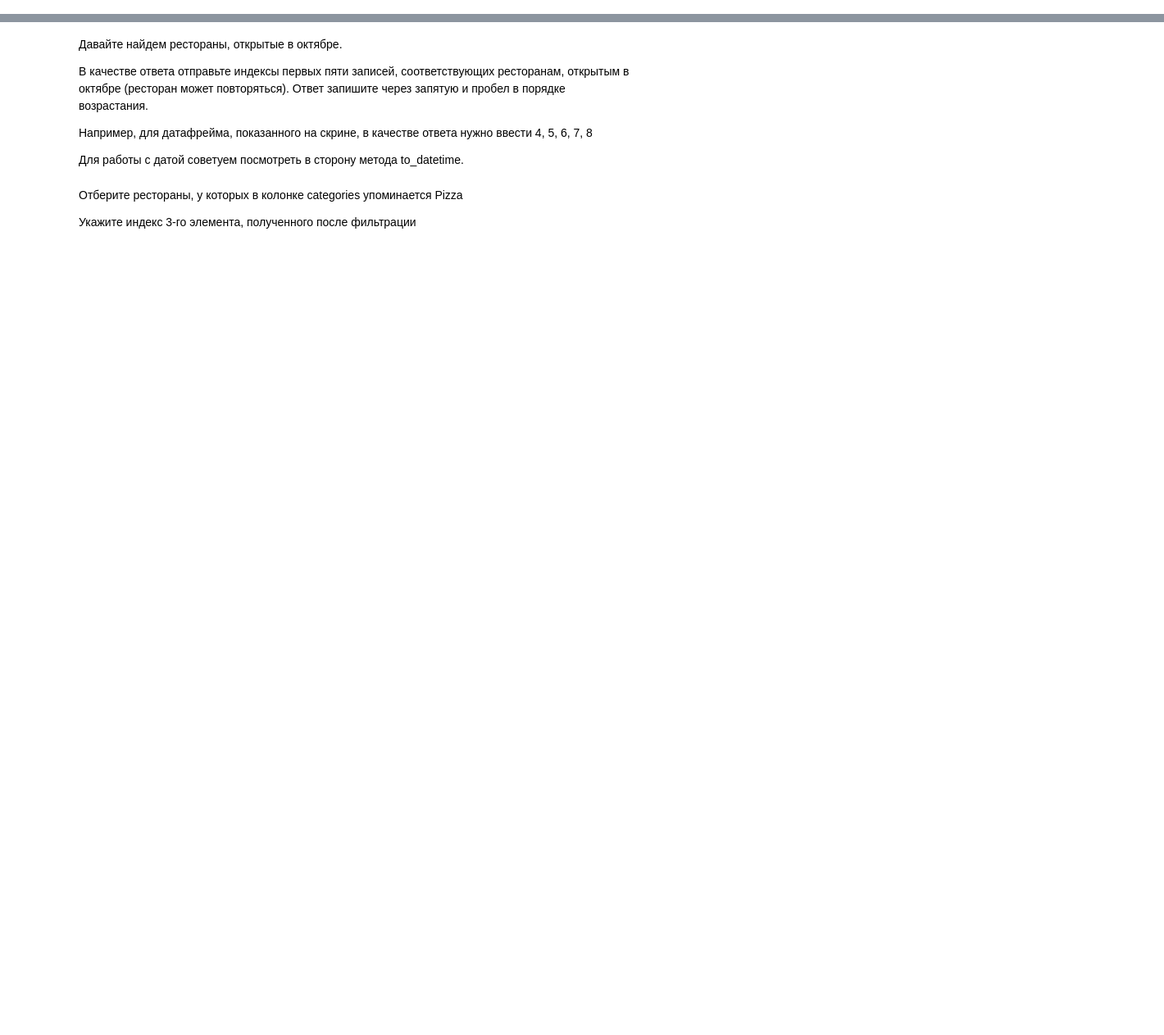
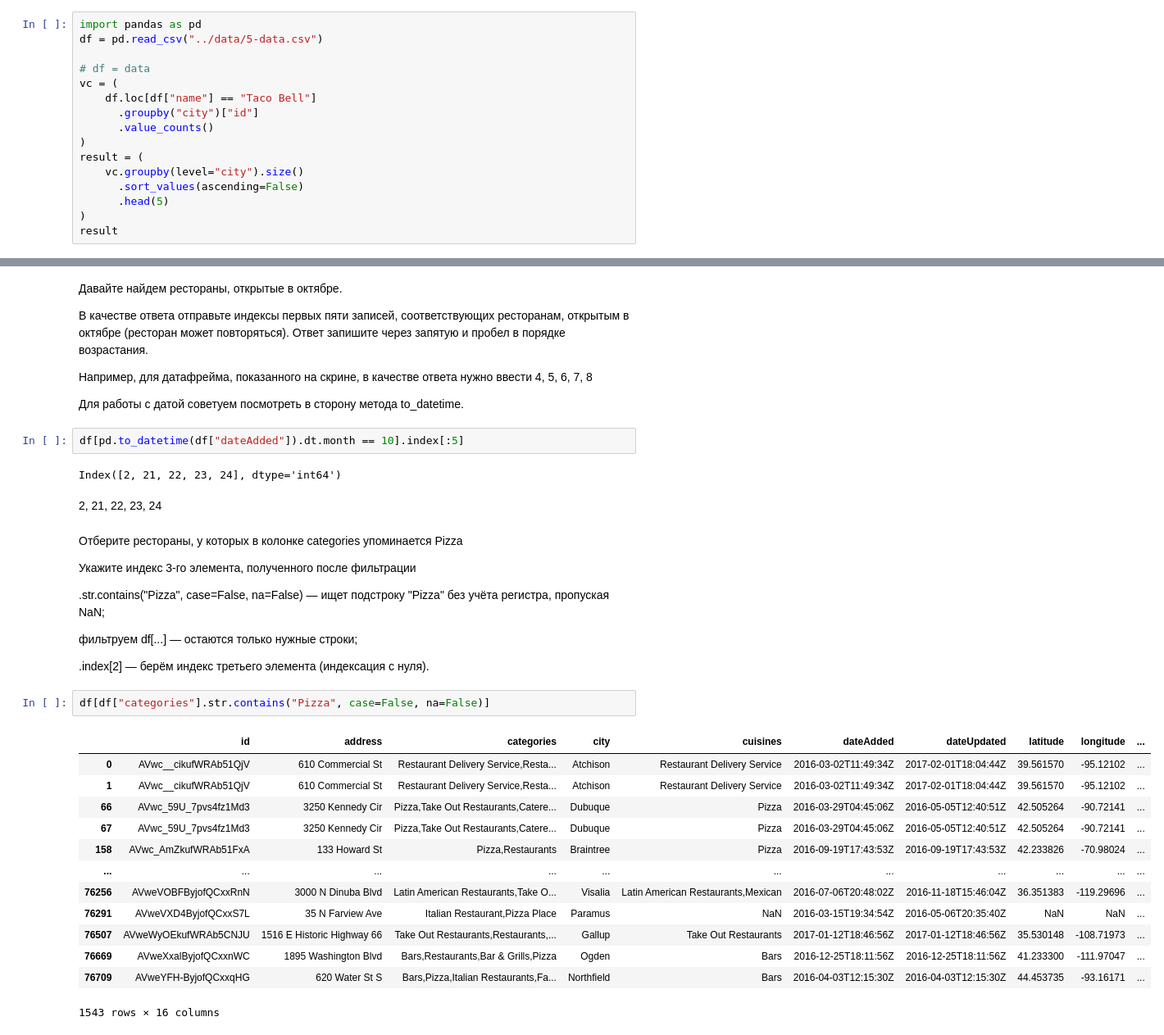
Before and after one commit to Tasiaka/karpov-jupyter, a Jupyter notebook: exercise/5-exe.ipynb, the cells around one changed output, grey strips where cells are left out. Shown at 82% size. Saved outputs shown, nothing was run; the diff lists cells and outputs as text; blank space fills up the shorter version.

```diff
--- a/exercise/5-exe.ipynb
+++ b/exercise/5-exe.ipynb
@@ -118,3 +163,19 @@ result
 Для решения задачи полезно будет вспомнить функцию.
 
 Данные сохранены в переменную data
+# %%
+import pandas as pd
+df = pd.read_csv("../data/5-data.csv")
+
+# df = data
+vc = (
+    df.loc[df["name"] == "Taco Bell"]
+      .groupby("city")["id"]
+      .value_counts()
+)
+result = (
+    vc.groupby(level="city").size()
+      .sort_values(ascending=False)
+      .head(5)
+)
+result
@@ -126,10 +213,40 @@ result
 Например, для датафрейма, показанного на скрине, в качестве ответа нужно ввести 4, 5, 6, 7, 8
 
 Для работы с датой советуем посмотреть в сторону метода to_datetime.
+# %%
+df[pd.to_datetime(df["dateAdded"]).dt.month == 10].index[:5]
+# %% [output]
+Index([2, 21, 22, 23, 24], dtype='int64')
+# %% [markdown]
+2, 21, 22, 23, 24
 # %% [markdown]
 Отберите рестораны, у которых в колонке categories упоминается Pizza
 
 Укажите индекс 3-го элемента, полученного после фильтрации
+
+
+
+.str.contains("Pizza", case=False, na=False) — ищет подстроку "Pizza" без учёта регистра, пропуская NaN;
+
+фильтруем df[...] — остаются только нужные строки;
+
+.index[2] — берём индекс третьего элемента (индексация с нуля).
+# %%
+df[df["categories"].str.contains("Pizza", case=False, na=False)]
+# %% [output]
+|  | id | address | categories | city | cuisines | dateAdded | dateUpdated | latitude | longitude | ... |
+| 0 | AVwc__cikufWRAb51QjV | 610 Commercial St | Restaurant Delivery Service,Resta... | Atchison | Restaurant Delivery Service | 2016-03-02T11:49:34Z | 2017-02-01T18:04:44Z | 39.561570 | -95.12102 | ... |
+| 1 | AVwc__cikufWRAb51QjV | 610 Commercial St | Restaurant Delivery Service,Resta... | Atchison | Restaurant Delivery Service | 2016-03-02T11:49:34Z | 2017-02-01T18:04:44Z | 39.561570 | -95.12102 | ... |
+| 66 | AVwc_59U_7pvs4fz1Md3 | 3250 Kennedy Cir | Pizza,Take Out Restaurants,Catere... | Dubuque | Pizza | 2016-03-29T04:45:06Z | 2016-05-05T12:40:51Z | 42.505264 | -90.72141 | ... |
+| 67 | AVwc_59U_7pvs4fz1Md3 | 3250 Kennedy Cir | Pizza,Take Out Restaurants,Catere... | Dubuque | Pizza | 2016-03-29T04:45:06Z | 2016-05-05T12:40:51Z | 42.505264 | -90.72141 | ... |
+| 158 | AVwc_AmZkufWRAb51FxA | 133 Howard St | Pizza,Restaurants | Braintree | Pizza | 2016-09-19T17:43:53Z | 2016-09-19T17:43:53Z | 42.233826 | -70.98024 | ... |
+| ... | ... | ... | ... | ... | ... | ... | ... | ... | ... | ... |
+| 76256 | AVweVOBFByjofQCxxRnN | 3000 N Dinuba Blvd | Latin American Restaurants,Take O... | Visalia | Latin American Restaurants,Mexican | 2016-07-06T20:48:02Z | 2016-11-18T15:46:04Z | 36.351383 | -119.29696 | ... |
+| 76291 | AVweVXD4ByjofQCxxS7L | 35 N Farview Ave | Italian Restaurant,Pizza Place | Paramus | NaN | 2016-03-15T19:34:54Z | 2016-05-06T20:35:40Z | NaN | NaN | ... |
+| 76507 | AVweWyOEkufWRAb5CNJU | 1516 E Historic Highway 66 | Take Out Restaurants,Restaurants,... | Gallup | Take Out Restaurants | 2017-01-12T18:46:56Z | 2017-01-12T18:46:56Z | 35.530148 | -108.71973 | ... |
+| 76669 | AVweXxalByjofQCxxnWC | 1895 Washington Blvd | Bars,Restaurants,Bar & Grills,Pizza | Ogden | Bars | 2016-12-25T18:11:56Z | 2016-12-25T18:11:56Z | 41.233300 | -111.97047 | ... |
+| 76709 | AVweYFH-ByjofQCxxqHG | 620 Water St S | Bars,Pizza,Italian Restaurants,Fa... | Northfield | Bars | 2016-04-03T12:15:30Z | 2016-04-03T12:15:30Z | 44.453735 | -93.16171 | ... |
+1543 rows × 16 columns
 # %% [markdown]
 В этом задании нужно добавить столбец update_delta с количеством целых дней, полученных от разницы между dateUpdated и dateAdded. Посчитайте среднее и медиану получившейся колонки.
 
```
Also changed, not shown: parts of 11 cells of this notebook, 5 other files.
